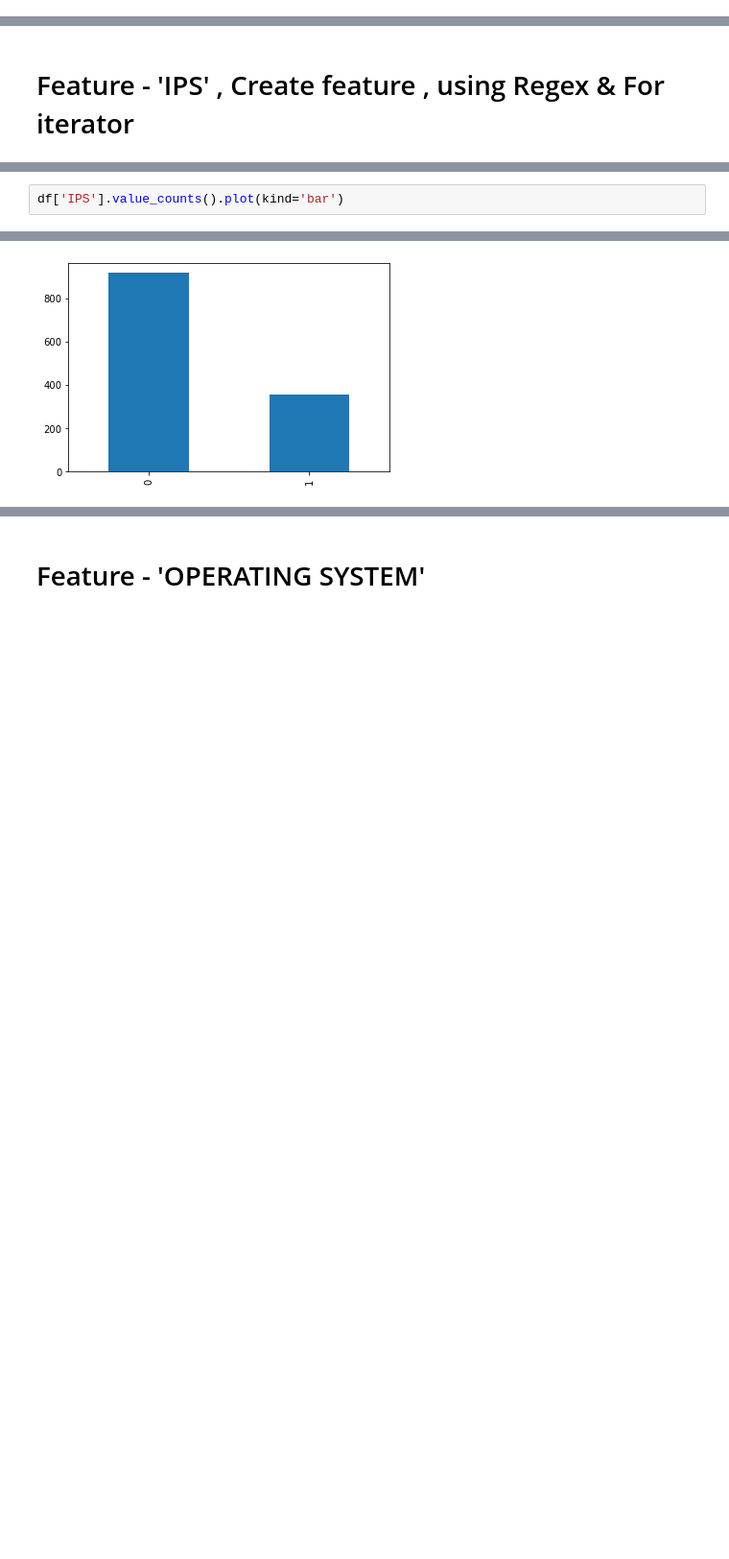
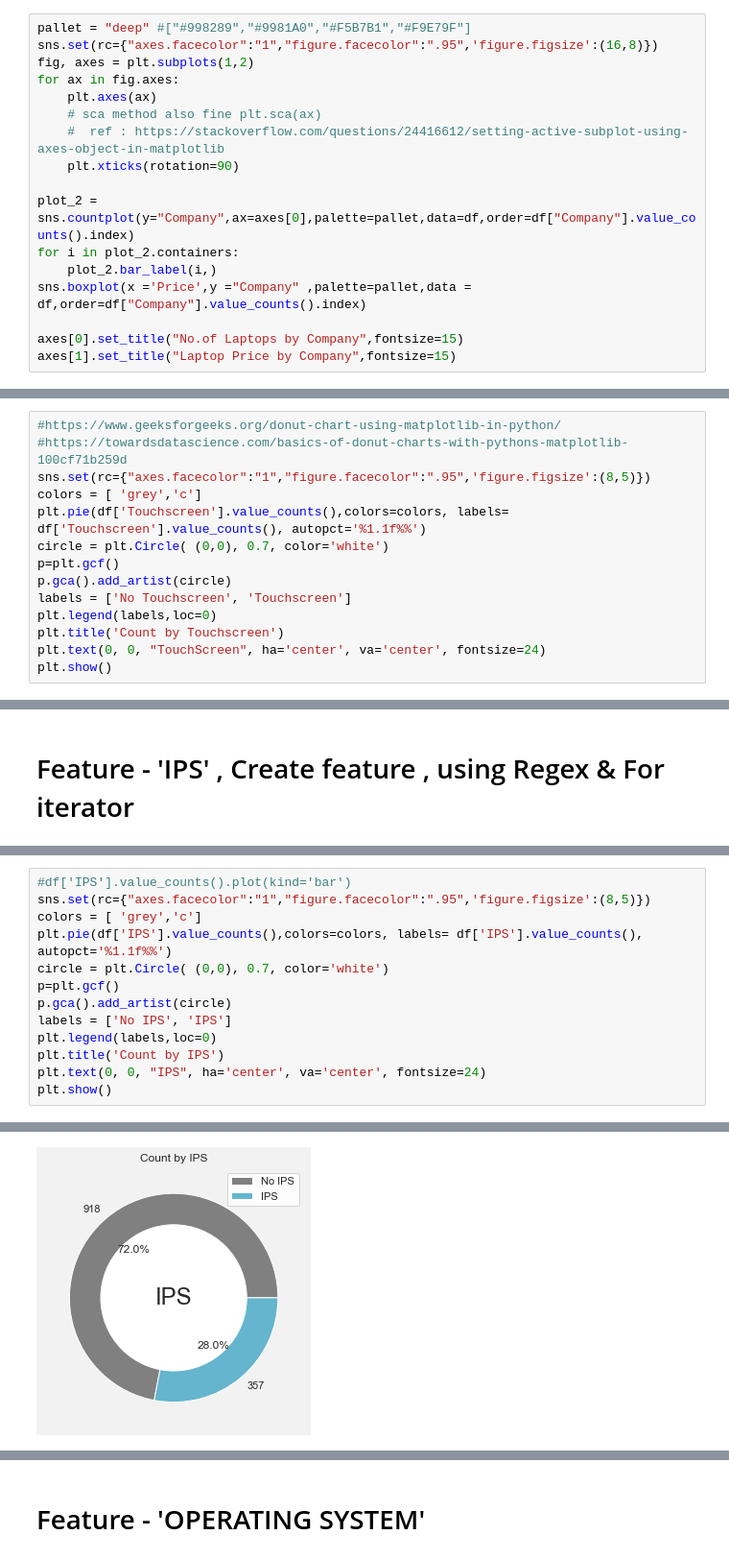
Before and after one commit to mrrachitchugh/UCDPA_RachitChugh, a Jupyter notebook: UCDPA_RachitChugh_CODE_LapPricePrediction.ipynb, the cells around one changed output, grey strips where cells are left out. Shown at 96% size. Saved outputs shown, nothing was run; the diff lists cells and outputs as text; blank space fills up the shorter version.

Commit message:
added models & visualisations

```diff
--- a/UCDPA_RachitChugh_CODE_LapPricePrediction.ipynb
+++ b/UCDPA_RachitChugh_CODE_LapPricePrediction.ipynb
@@ -210,0 +237,17 @@ df.head()
+# %%
+pallet = "deep" #["#998289","#9981A0","#F5B7B1","#F9E79F"]
+sns.set(rc={"axes.facecolor":"1","figure.facecolor":".95",'figure.figsize':(16,8)})
+fig, axes = plt.subplots(1,2)
+for ax in fig.axes:
+    plt.axes(ax)
+    # sca method also fine plt.sca(ax)
+    #  ref : https://stackoverflow.com/questions/24416612/setting-active-subplot-using-axes-object-in-matplotlib
+    plt.xticks(rotation=90)
+
+plot_2 = sns.countplot(y="Company",ax=axes[0],palette=pallet,data=df,order=df["Company"].value_counts().index)
+for i in plot_2.containers:
+    plot_2.bar_label(i,)
+sns.boxplot(x ='Price',y ="Company" ,palette=pallet,data = df,order=df["Company"].value_counts().index)
+
+axes[0].set_title("No.of Laptops by Company",fontsize=15)
+axes[1].set_title("Laptop Price by Company",fontsize=15)
@@ -259,0 +302,14 @@ sns.barplot(x=df['Touchscreen'],y=df['Price'])
+# %%
+#https://www.geeksforgeeks.org/donut-chart-using-matplotlib-in-python/
+#https://towardsdatascience.com/basics-of-donut-charts-with-pythons-matplotlib-100cf71b259d
+sns.set(rc={"axes.facecolor":"1","figure.facecolor":".95",'figure.figsize':(8,5)})
+colors = [ 'grey','c']
+plt.pie(df['Touchscreen'].value_counts(),colors=colors, labels= df['Touchscreen'].value_counts(), autopct='%1.1f%%')
+circle = plt.Circle( (0,0), 0.7, color='white')
+p=plt.gcf()
+p.gca().add_artist(circle)
+labels = ['No Touchscreen', 'Touchscreen']
+plt.legend(labels,loc=0)
+plt.title('Count by Touchscreen')
+plt.text(0, 0, "TouchScreen", ha='center', va='center', fontsize=24)
+plt.show()
@@ -278,3 +339,14 @@ df.sample(5)
 # %%
-df['IPS'].value_counts().plot(kind='bar')
+#df['IPS'].value_counts().plot(kind='bar')
+sns.set(rc={"axes.facecolor":"1","figure.facecolor":".95",'figure.figsize':(8,5)})
+colors = [ 'grey','c']
+plt.pie(df['IPS'].value_counts(),colors=colors, labels= df['IPS'].value_counts(), autopct='%1.1f%%')
+circle = plt.Circle( (0,0), 0.7, color='white')
+p=plt.gcf()
+p.gca().add_artist(circle)
+labels = ['No IPS', 'IPS']
+plt.legend(labels,loc=0)
+plt.title('Count by IPS')
+plt.text(0, 0, "IPS", ha='center', va='center', fontsize=24)
+plt.show()
 # %% [output]
@@ -282,4 +353,4 @@ df['IPS'].value_counts().plot(kind='bar')
-[figure, old version]
+[figure, new version]
 # %%
 sns.barplot(x=df['IPS'],y=df['Price'])
 # %% [output]
```
Also changed, not shown: parts of 102 cells of this notebook.
